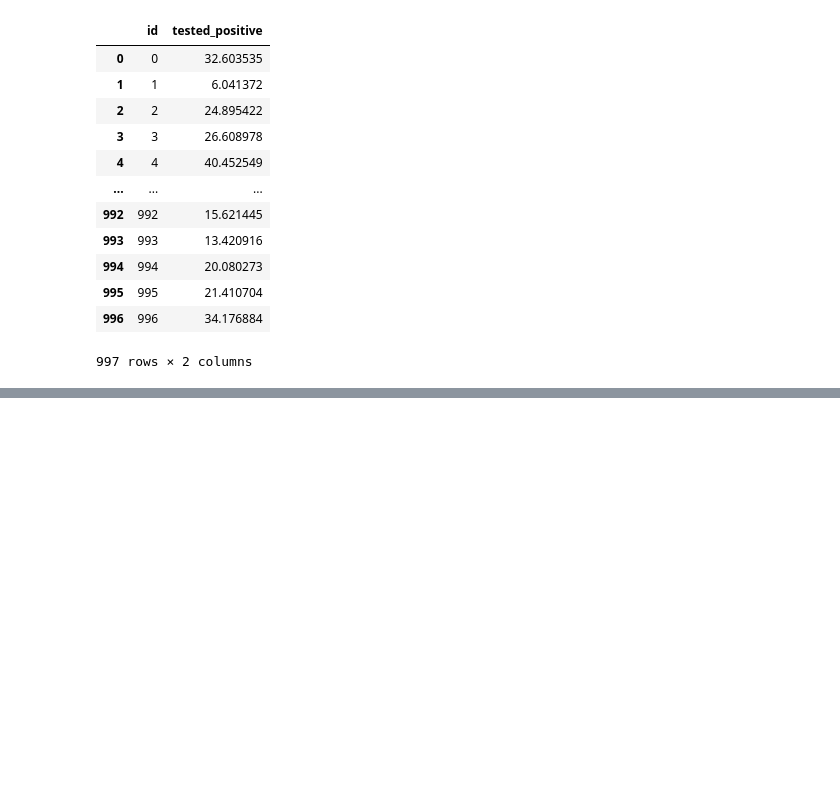
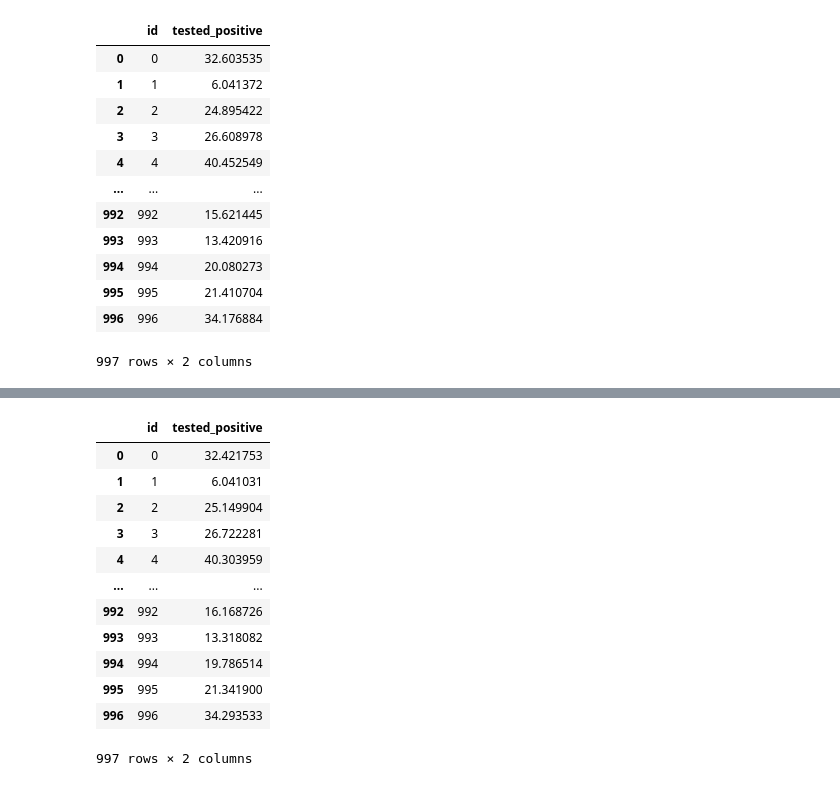
Before and after one commit to fro11o/2023-spring-hw, a Jupyter notebook: hw1/hw1.ipynb, the cells around one changed output, grey strips where cells are left out. Saved outputs shown, nothing was run; the diff lists cells and outputs as text; code cells hidden in the pictures; blank space fills up the shorter version.

```diff
--- a/hw1/hw1.ipynb
+++ b/hw1/hw1.ipynb
@@ -128,6 +128,6 @@ def train_model(model, dataloader, num_epochs, lr=1e-3):
             optimizer.zero_grad()
             loss.backward()
             optimizer.step()
-        if (epoch + 1) % 10 == 0:
+        if (epoch + 1) % 50 == 0:
             print(f"Epoch {epoch+1}/{num_epochs}, Loss: {loss.item():.4f}")
 # %% [markdown]
@@ -188,0 +253,10 @@ submission_df
+# %%
+training_feature_tv_split, training_label_tv_split, validating_feature_tv_split, validating_label_tv_split = split_to_train_and_validate(training_feature, training_label, 0.2)
+# %%
+dataset_train = CovidDataset(training_feature_tv_split, training_label_tv_split)
+dataset_val = CovidDataset(validating_feature_tv_split, validating_label_tv_split)
+dataloader_train = DataLoader(dataset_train, batch_size=128, shuffle=True)
+dataloader_val = DataLoader(dataset_val, batch_size=128, shuffle=True)
+
+model_d1_tv_split = RegressionModel_d1(input_dim=53)
+train_model_with_validation(model_d1_tv_split, dataloader_train, dataloader_val, 5000, lr=1e-4)
@@ -188,0 +281,30 @@ submission_df
+# %%
+model_d1_tv_split.eval()
+predictions = []
+
+with torch.no_grad():
+    for idx, row in testing_feature.iterrows():
+        input_tensor = torch.tensor(row.to_numpy(dtype=np.float32), dtype=torch.float32).unsqueeze(0)
+        output = model_d1_tv_split(input_tensor)
+        predictions.append(output.item())
+
+submission_df = pd.DataFrame({
+    'id': range(len(predictions)),
+    'tested_positive': predictions
+})
+submission_df.to_csv('submission.csv', index=False)
+submission_df
+# %% [output]
+|  | id | tested_positive |
+| 0 | 0 | 32.421753 |
+| 1 | 1 | 6.041031 |
+| 2 | 2 | 25.149904 |
+| 3 | 3 | 26.722281 |
+| 4 | 4 | 40.303959 |
+| ... | ... | ... |
+| 992 | 992 | 16.168726 |
+| 993 | 993 | 13.318082 |
+| 994 | 994 | 19.786514 |
+| 995 | 995 | 21.341900 |
+| 996 | 996 | 34.293533 |
+997 rows × 2 columns
```
Also changed, not shown: parts of 15 cells of this notebook.
